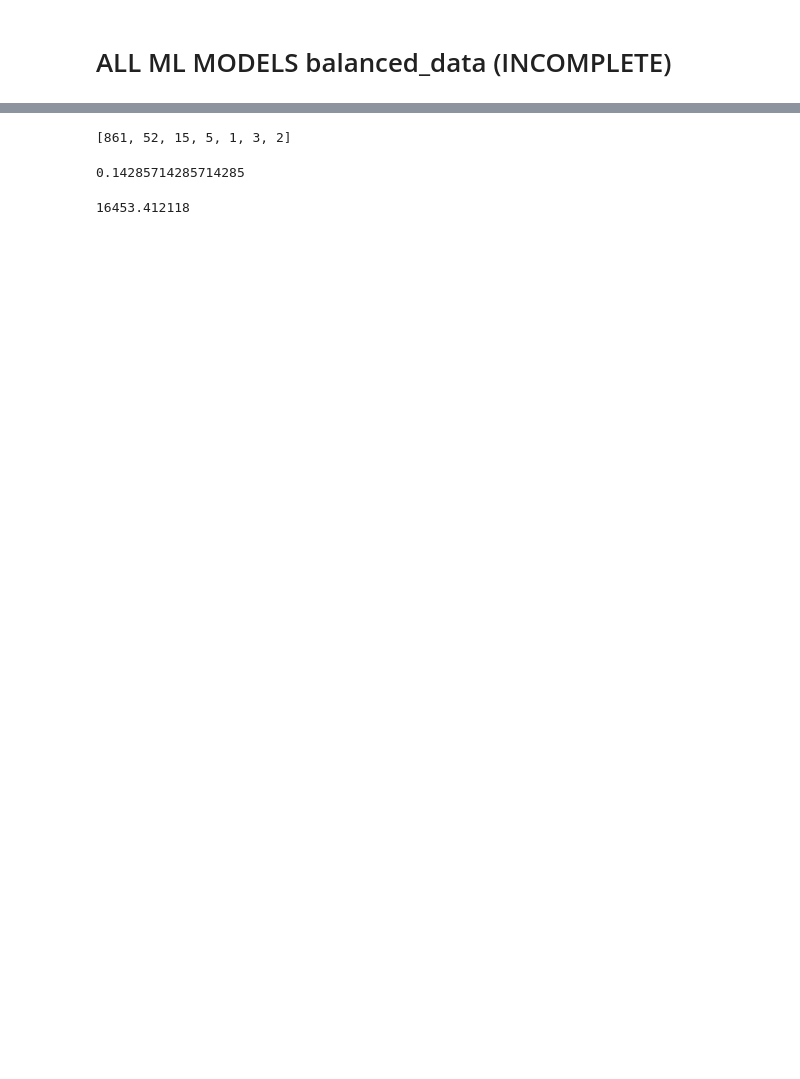
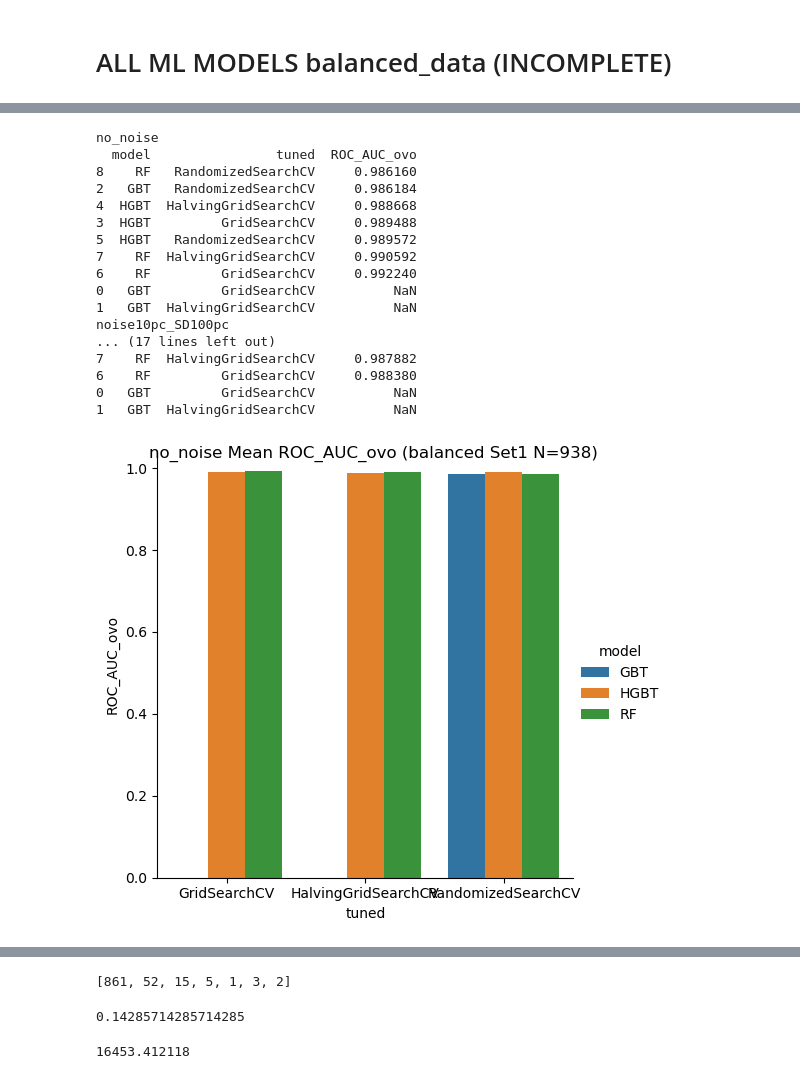
Before and after one commit to FlicAnderson/RSE-personas, a Jupyter notebook: githubanalysis/notebooks/SERS26-ML.ipynb, the cells around one changed output, grey strips where cells are left out. Drawn from its saved outputs; the diff is of its cells as text; code cells hidden in the pictures; blank space fills up the shorter version.

```diff
--- a/githubanalysis/notebooks/SERS26-ML.ipynb
+++ b/githubanalysis/notebooks/SERS26-ML.ipynb
@@ -1748,0 +1882,3 @@ equal_set1_134_models_df.groupby(["model", "tuned", "Xtrain_noise_pc", "noise_SD
+# %%
+combo = no_noise
+variable_to_plot = "ROC_AUC_ovo"
@@ -1748,0 +1936,5 @@ equal_set1_134_models_df.groupby(["model", "tuned", "Xtrain_noise_pc", "noise_SD
+# %%
+plt_error = (list(combo.groupby(["model", "tuned"])[variable_to_plot].min().reset_index()[variable_to_plot]), list(combo.groupby(["model", "tuned"])[variable_to_plot].max().reset_index()[variable_to_plot]), )
+print(plt_error)
+type(plt_error)
+print(plt_error[0][5], plt_error[1][5])
@@ -1748,0 +1958,52 @@ equal_set1_134_models_df.groupby(["model", "tuned", "Xtrain_noise_pc", "noise_SD
+# %%
+def plot_data_for_combo(combo, variable_to_plot, combo_name:str,):
+
+
+    dataset = combo.groupby(["model", "tuned"])[variable_to_plot].mean().reset_index()
+    vals_2SD = combo.groupby(["model", "tuned"])[variable_to_plot].agg(double_std).reset_index()
+    vals_SE = combo.groupby(["model", "tuned"])[variable_to_plot].agg(sem).reset_index()
+
+
+    plt_error = (list(combo.groupby(["model", "tuned"])[variable_to_plot].min().reset_index()[variable_to_plot]), list(combo.groupby(["model", "tuned"])[variable_to_plot].max().reset_index()[variable_to_plot]), )
+    #print(plt_error)
+    error_bars = lambda x:(plt_error[0][x], plt_error[0][x])
+    #print(error_bars)
+    g = sns.catplot(
+        data=dataset, x="tuned", y=variable_to_plot, hue="model", kind="bar", estimator="mean", errorbar=lambda x:(plt_error[0][x], plt_error[0][x]),
+    )
+    g.fig.suptitle(f"{combo_name} Mean {variable_to_plot} (balanced Set1 N={len_equal_set1_134})")
+    #ax1 = g.axes.flat[0]
+    #ax2 = g.axes.flat[1]
+    #ax1.annotate("[NR]", xy=("GridSearchCV", 0), xycoords='data', xytext=(0, 0.1), textcoords='offset fontsize')
+    #ax2.annotate("[NR]", xy=("GridSearchCV", 0), xycoords='data', xytext=(2, 0.1), textcoords='offset fontsize')
+    print(dataset.sort_values(by=variable_to_plot))
+# %%
+all_combos = [no_noise, noise10pc_SD100pc, noise20pc_SD100pc,] #noise10pc_SD150pc, noise20pc_SD150pc]
+combo_name = ["no_noise", "noise10pc_SD100pc", "noise20pc_SD100pc", ]#"noise10pc_SD150pc", "noise20pc_SD150pc"]
+vars = ["ROC_AUC_ovo", ]
+#"F1", "accuracy", "testtime", "traintime", "paramsearchtime"]
+
+
+for dataset, combo in zip(all_combos, combo_name):
+    print(combo)
+    for var in vars:
+        plot_data_for_combo(combo=dataset, variable_to_plot=var, combo_name = combo)
+# %% [output]
+no_noise
+  model                tuned  ROC_AUC_ovo
+8    RF   RandomizedSearchCV     0.986160
+2   GBT   RandomizedSearchCV     0.986184
+4  HGBT  HalvingGridSearchCV     0.988668
+3  HGBT         GridSearchCV     0.989488
+5  HGBT   RandomizedSearchCV     0.989572
+7    RF  HalvingGridSearchCV     0.990592
+6    RF         GridSearchCV     0.992240
+0   GBT         GridSearchCV          NaN
+1   GBT  HalvingGridSearchCV          NaN
+noise10pc_SD100pc
+... (17 lines left out)
+7    RF  HalvingGridSearchCV     0.987882
+6    RF         GridSearchCV     0.988380
+0   GBT         GridSearchCV          NaN
+1   GBT  HalvingGridSearchCV          NaN
+[figure, added]
```
Also changed, not shown: parts of 20 cells of this notebook.
